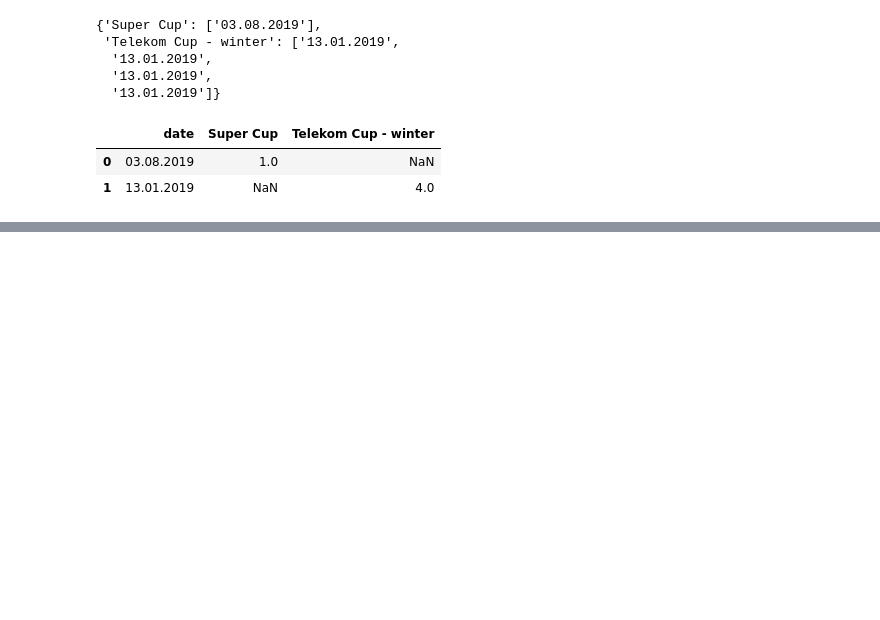
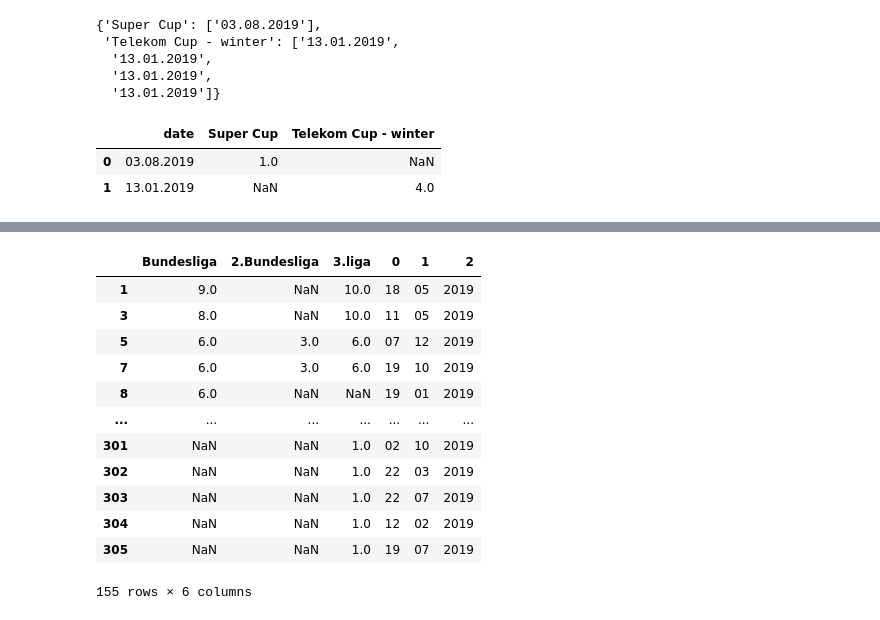
Before and after one commit to Shinji1992/Source-code, a Jupyter notebook: Web_scraping_football.ipynb, the cells around one changed output, grey strips where cells are left out. Saved outputs shown, nothing was run; the diff lists cells and outputs as text; code cells hidden in the pictures; blank space fills up the shorter version.

```diff
--- a/Web_scraping_football.ipynb
+++ b/Web_scraping_football.ipynb
@@ -331,0 +365,16 @@ final.to_csv("No_football_match.csv")
+# %%
+def count(data,name):
+    a = data.T
+    b = a[name].value_counts()
+    final = pd.DataFrame(data=b)
+    final['date'] = final.index
+    final = final.reset_index().drop("index", axis=1)
+    return final
+# %%
+Bundesliga_df = count(Bundesliga_df,'Bundesliga')
+Bundesliga2_df = count(Bundesliga2_df,'2.Bundesliga')
+Liga3_df = count(Liga3_df,'3.liga')
+# %%
+all_df = pd.merge(Bundesliga_df,Bundesliga2_df, how='outer')
+all_df = pd.merge(all_df,Liga3_df, how='outer')
+all_df
@@ -331,0 +395,3 @@ final.to_csv("No_football_match.csv")
+# %%
+all_df = all_df[(all_df['date'].str.contains('2019'))]
+all_df
@@ -331,0 +412,17 @@ final.to_csv("No_football_match.csv")
+# %%
+new_df = pd.concat([all_df, all_df['date'].str.split('.', expand=True)], axis=1).drop('date', axis=1)
+new_df
+# %% [output]
+|  | Bundesliga | 2.Bundesliga | 3.liga | 0 | 1 | 2 |
+| 1 | 9.0 | NaN | 10.0 | 18 | 05 | 2019 |
+| 3 | 8.0 | NaN | 10.0 | 11 | 05 | 2019 |
+| 5 | 6.0 | 3.0 | 6.0 | 07 | 12 | 2019 |
+| 7 | 6.0 | 3.0 | 6.0 | 19 | 10 | 2019 |
+| 8 | 6.0 | NaN | NaN | 19 | 01 | 2019 |
+| ... | ... | ... | ... | ... | ... | ... |
+| 301 | NaN | NaN | 1.0 | 02 | 10 | 2019 |
+| 302 | NaN | NaN | 1.0 | 22 | 03 | 2019 |
+| 303 | NaN | NaN | 1.0 | 22 | 07 | 2019 |
+| 304 | NaN | NaN | 1.0 | 12 | 02 | 2019 |
+| 305 | NaN | NaN | 1.0 | 19 | 07 | 2019 |
+155 rows × 6 columns
```
Also changed, not shown: parts of 24 cells of this notebook, 2 other files.
